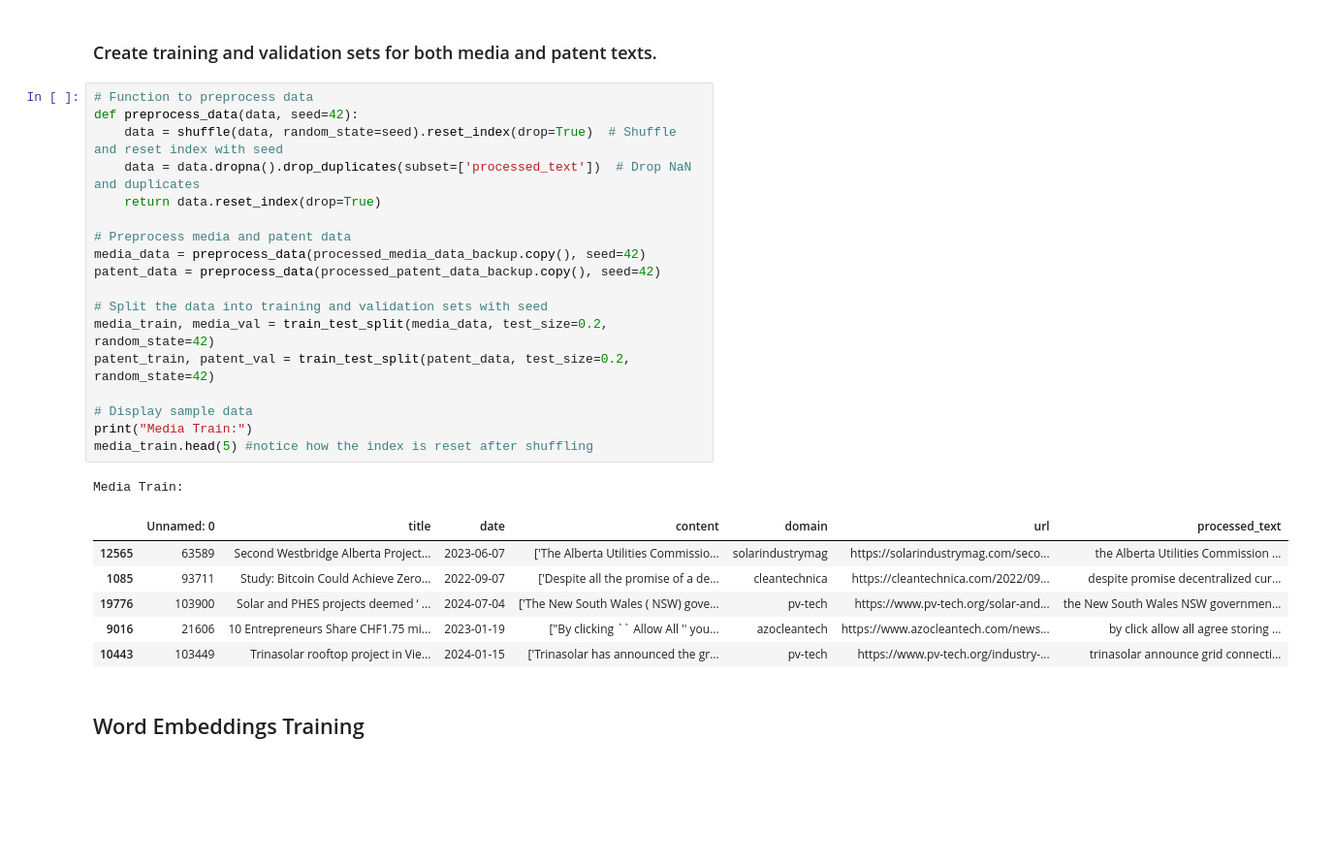
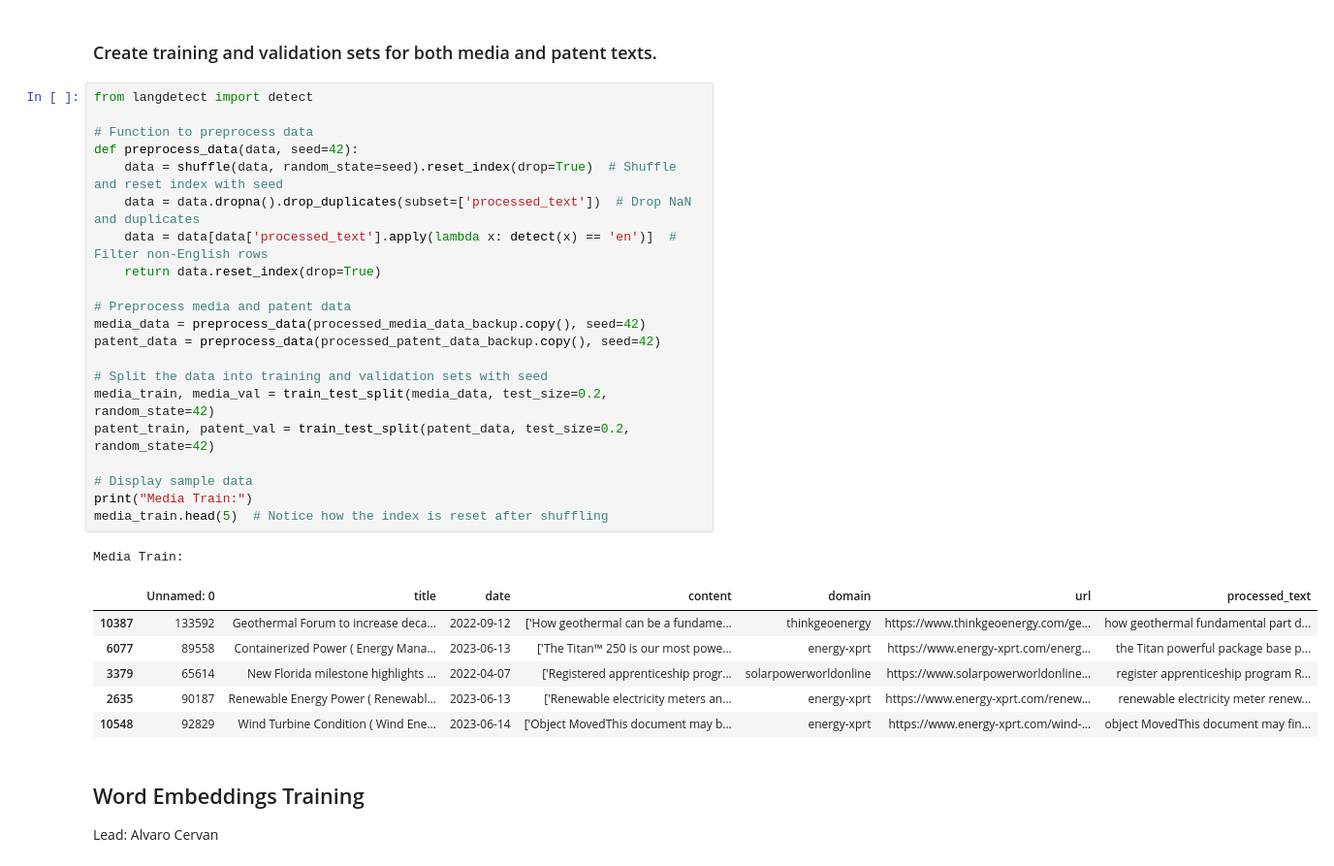
Before and after one commit to lucarenz1997/NLP, a Jupyter notebook: Stage_2_Part_1_DataPrep_Embedding.ipynb, the cells around one changed output. Shown at 97% size. Cells and saved outputs as stored; diff of their text form; blank space fills up the shorter version.

```diff
--- a/Stage_2_Part_1_DataPrep_Embedding.ipynb
+++ b/Stage_2_Part_1_DataPrep_Embedding.ipynb
@@ -53,33 +53,38 @@ Media Backup:
 # %% [markdown]
 ### Create training and validation sets for both media and patent texts.
 # %%
+from langdetect import detect
+
 # Function to preprocess data
 def preprocess_data(data, seed=42):
 	data = shuffle(data, random_state=seed).reset_index(drop=True)  # Shuffle and reset index with seed
 	data = data.dropna().drop_duplicates(subset=['processed_text'])  # Drop NaN and duplicates
+	data = data[data['processed_text'].apply(lambda x: detect(x) == 'en')]  # Filter non-English rows
 	return data.reset_index(drop=True)
 
 # Preprocess media and patent data
 media_data = preprocess_data(processed_media_data_backup.copy(), seed=42)
 patent_data = preprocess_data(processed_patent_data_backup.copy(), seed=42)
 
 # Split the data into training and validation sets with seed
 media_train, media_val = train_test_split(media_data, test_size=0.2, random_state=42)
 patent_train, patent_val = train_test_split(patent_data, test_size=0.2, random_state=42)
 
 # Display sample data
 print("Media Train:")
-media_train.head(5) #notice how the index is reset after shuffling
+media_train.head(5)  # Notice how the index is reset after shuffling
 # %% [output]
 Media Train:
 |  | Unnamed: 0 | title | date | content | domain | url | processed_text |
-| 12565 | 63589 | Second Westbridge Alberta Project... | 2023-06-07 | ['The Alberta Utilities Commissio... | solarindustrymag | https://solarindustrymag.com/seco... | the Alberta Utilities Commission ... |
-| 1085 | 93711 | Study: Bitcoin Could Achieve Zero... | 2022-09-07 | ['Despite all the promise of a de... | cleantechnica | https://cleantechnica.com/2022/09... | despite promise decentralized cur... |
-| 19776 | 103900 | Solar and PHES projects deemed ‘ ... | 2024-07-04 | ['The New South Wales ( NSW) gove... | pv-tech | https://www.pv-tech.org/solar-and... | the New South Wales NSW governmen... |
-| 9016 | 21606 | 10 Entrepreneurs Share CHF1.75 mi... | 2023-01-19 | ["By clicking `` Allow All '' you... | azocleantech | https://www.azocleantech.com/news... | by click allow all agree storing ... |
-| 10443 | 103449 | Trinasolar rooftop project in Vie... | 2024-01-15 | ['Trinasolar has announced the gr... | pv-tech | https://www.pv-tech.org/industry-... | trinasolar announce grid connecti... |
+| 10387 | 133592 | Geothermal Forum to increase deca... | 2022-09-12 | ['How geothermal can be a fundame... | thinkgeoenergy | https://www.thinkgeoenergy.com/ge... | how geothermal fundamental part d... |
+| 6077 | 89558 | Containerized Power ( Energy Mana... | 2023-06-13 | ['The Titan™ 250 is our most powe... | energy-xprt | https://www.energy-xprt.com/energ... | the Titan powerful package base p... |
+| 3379 | 65614 | New Florida milestone highlights ... | 2022-04-07 | ['Registered apprenticeship progr... | solarpowerworldonline | https://www.solarpowerworldonline... | register apprenticeship program R... |
+| 2635 | 90187 | Renewable Energy Power ( Renewabl... | 2023-06-13 | ['Renewable electricity meters an... | energy-xprt | https://www.energy-xprt.com/renew... | renewable electricity meter renew... |
+| 10548 | 92829 | Wind Turbine Condition ( Wind Ene... | 2023-06-14 | ['Object MovedThis document may b... | energy-xprt | https://www.energy-xprt.com/wind-... | object MovedThis document may fin... |
 # %% [markdown]
 ## Word Embeddings Training
+
+Lead: Alvaro Cervan
 # %% [markdown]
 This table showcases the characteristics of each of the models **Word2Vec**, **FastText**, and **GloVe** to help us understand the differences between them and choose the best model for our use case.
 
```
Also changed, not shown: parts of 18 cells of this notebook.
